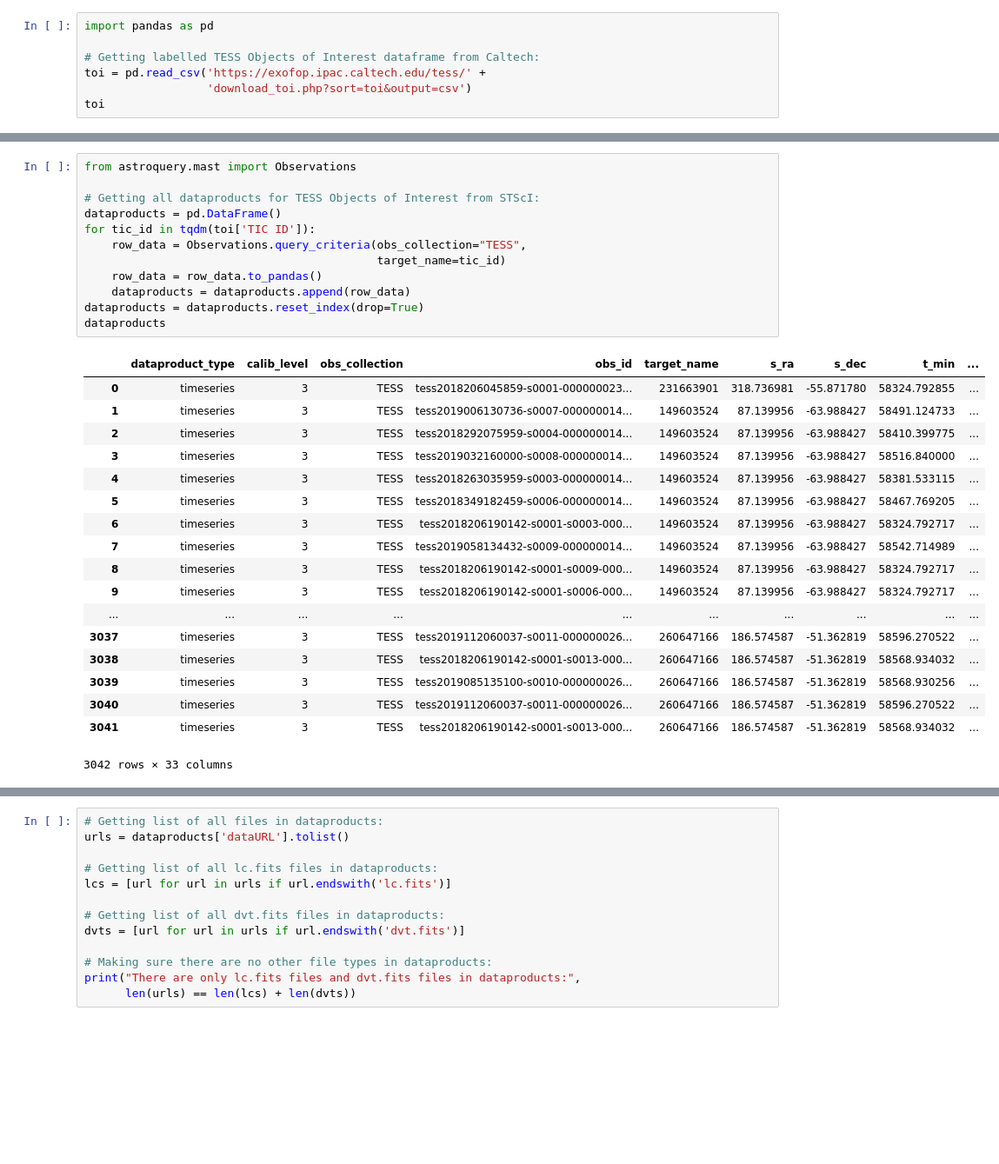
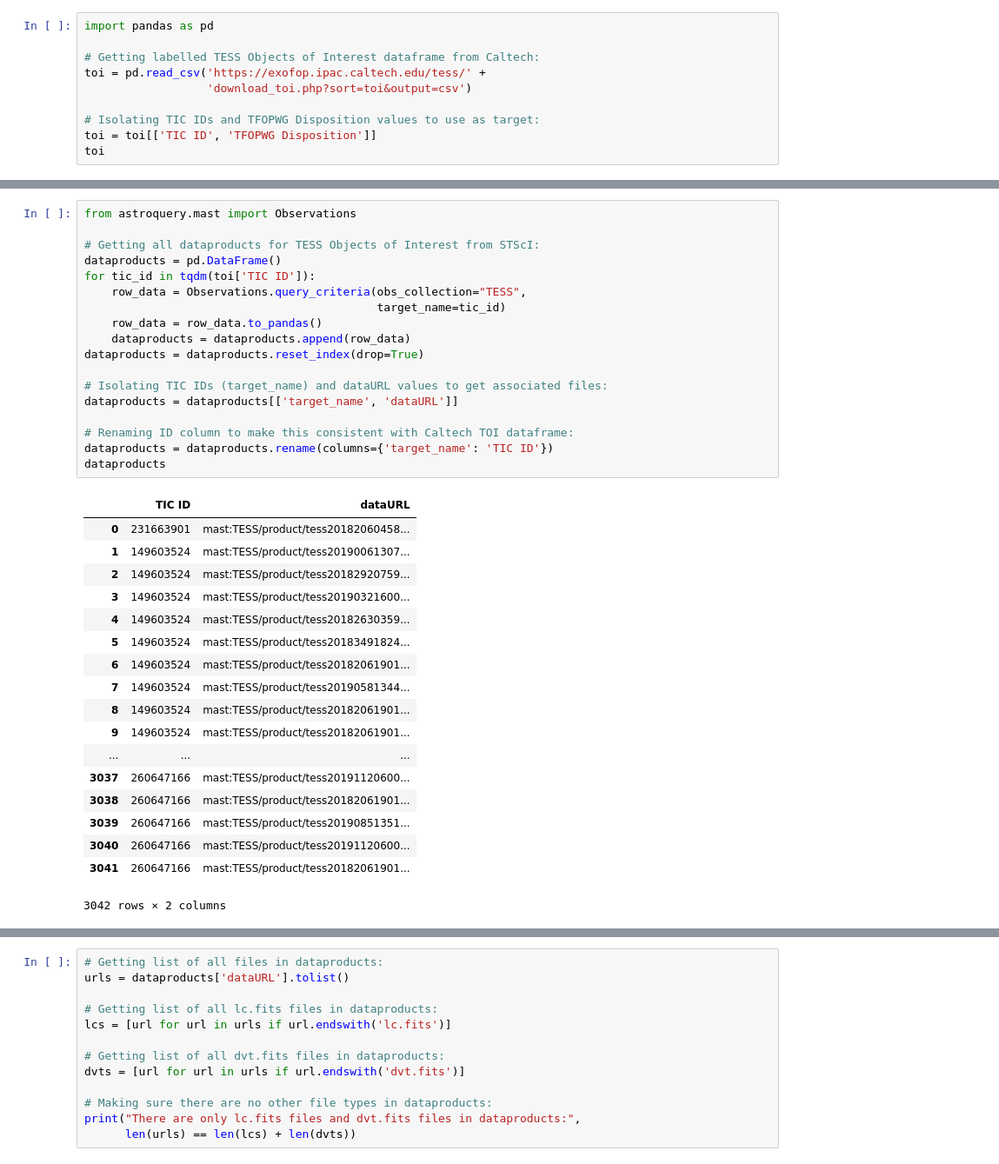
Before and after one commit to build-week-findingtess/Data-Science, a Jupyter notebook: Notebooks/Getting TESS Data.ipynb, the cells around one changed output, grey strips where cells are left out. Shown at 87% size. Drawn from its saved outputs; the diff is of its cells as text; blank space fills up the shorter version.

Commit message:
Isolated necessary features, made naming consistent, added example data

```diff
--- a/Notebooks/Getting TESS Data.ipynb
+++ b/Notebooks/Getting TESS Data.ipynb
@@ -4,5 +4,8 @@ import pandas as pd
 # Getting labelled TESS Objects of Interest dataframe from Caltech:
 toi = pd.read_csv('https://exofop.ipac.caltech.edu/tess/' +
                   'download_toi.php?sort=toi&output=csv')
+
+# Isolating TIC IDs and TFOPWG Disposition values to use as target:
+toi = toi[['TIC ID', 'TFOPWG Disposition']]
 toi
 # %% [output]
@@ -59,34 +65,40 @@ tic_catalog
 # %%
 from astroquery.mast import Observations
 
 # Getting all dataproducts for TESS Objects of Interest from STScI:
 dataproducts = pd.DataFrame()
 for tic_id in tqdm(toi['TIC ID']):
     row_data = Observations.query_criteria(obs_collection="TESS",
                                            target_name=tic_id)
     row_data = row_data.to_pandas()
     dataproducts = dataproducts.append(row_data)
 dataproducts = dataproducts.reset_index(drop=True)
+
+# Isolating TIC IDs (target_name) and dataURL values to get associated files:
+dataproducts = dataproducts[['target_name', 'dataURL']]
+
+# Renaming ID column to make this consistent with Caltech TOI dataframe:
+dataproducts = dataproducts.rename(columns={'target_name': 'TIC ID'})
 dataproducts
 # %% [output]
-|  | dataproduct_type | calib_level | obs_collection | obs_id | target_name | s_ra | s_dec | t_min | ... |
-| 0 | timeseries | 3 | TESS | tess2018206045859-s0001-000000023... | 231663901 | 318.736981 | -55.871780 | 58324.792855 | ... |
-| 1 | timeseries | 3 | TESS | tess2019006130736-s0007-000000014... | 149603524 | 87.139956 | -63.988427 | 58491.124733 | ... |
-| 2 | timeseries | 3 | TESS | tess2018292075959-s0004-000000014... | 149603524 | 87.139956 | -63.988427 | 58410.399775 | ... |
-| 3 | timeseries | 3 | TESS | tess2019032160000-s0008-000000014... | 149603524 | 87.139956 | -63.988427 | 58516.840000 | ... |
-| 4 | timeseries | 3 | TESS | tess2018263035959-s0003-000000014... | 149603524 | 87.139956 | -63.988427 | 58381.533115 | ... |
-| 5 | timeseries | 3 | TESS | tess2018349182459-s0006-000000014... | 149603524 | 87.139956 | -63.988427 | 58467.769205 | ... |
-| 6 | timeseries | 3 | TESS | tess2018206190142-s0001-s0003-000... | 149603524 | 87.139956 | -63.988427 | 58324.792717 | ... |
-| 7 | timeseries | 3 | TESS | tess2019058134432-s0009-000000014... | 149603524 | 87.139956 | -63.988427 | 58542.714989 | ... |
-| 8 | timeseries | 3 | TESS | tess2018206190142-s0001-s0009-000... | 149603524 | 87.139956 | -63.988427 | 58324.792717 | ... |
-| 9 | timeseries | 3 | TESS | tess2018206190142-s0001-s0006-000... | 149603524 | 87.139956 | -63.988427 | 58324.792717 | ... |
-| ... | ... | ... | ... | ... | ... | ... | ... | ... | ... |
-| 3037 | timeseries | 3 | TESS | tess2019112060037-s0011-000000026... | 260647166 | 186.574587 | -51.362819 | 58596.270522 | ... |
-| 3038 | timeseries | 3 | TESS | tess2018206190142-s0001-s0013-000... | 260647166 | 186.574587 | -51.362819 | 58568.934032 | ... |
-| 3039 | timeseries | 3 | TESS | tess2019085135100-s0010-000000026... | 260647166 | 186.574587 | -51.362819 | 58568.930256 | ... |
-| 3040 | timeseries | 3 | TESS | tess2019112060037-s0011-000000026... | 260647166 | 186.574587 | -51.362819 | 58596.270522 | ... |
-| 3041 | timeseries | 3 | TESS | tess2018206190142-s0001-s0013-000... | 260647166 | 186.574587 | -51.362819 | 58568.934032 | ... |
+|  | TIC ID | dataURL |
+| 0 | 231663901 | mast:TESS/product/tess20182060458... |
+| 1 | 149603524 | mast:TESS/product/tess20190061307... |
+| 2 | 149603524 | mast:TESS/product/tess20182920759... |
+| 3 | 149603524 | mast:TESS/product/tess20190321600... |
+| 4 | 149603524 | mast:TESS/product/tess20182630359... |
+| 5 | 149603524 | mast:TESS/product/tess20183491824... |
+| 6 | 149603524 | mast:TESS/product/tess20182061901... |
+| 7 | 149603524 | mast:TESS/product/tess20190581344... |
+| 8 | 149603524 | mast:TESS/product/tess20182061901... |
+| 9 | 149603524 | mast:TESS/product/tess20182061901... |
+| ... | ... | ... |
+| 3037 | 260647166 | mast:TESS/product/tess20191120600... |
+| 3038 | 260647166 | mast:TESS/product/tess20182061901... |
+| 3039 | 260647166 | mast:TESS/product/tess20190851351... |
+| 3040 | 260647166 | mast:TESS/product/tess20191120600... |
+| 3041 | 260647166 | mast:TESS/product/tess20182061901... |
-3042 rows × 33 columns
+3042 rows × 2 columns
 # %%
 # Getting list of unique TIC IDs in each of the three dataframes:
 toi_unique_ids = toi['TIC ID'].unique().tolist()
```
Also changed, not shown: parts of 5 cells of this notebook, 3 other files.
